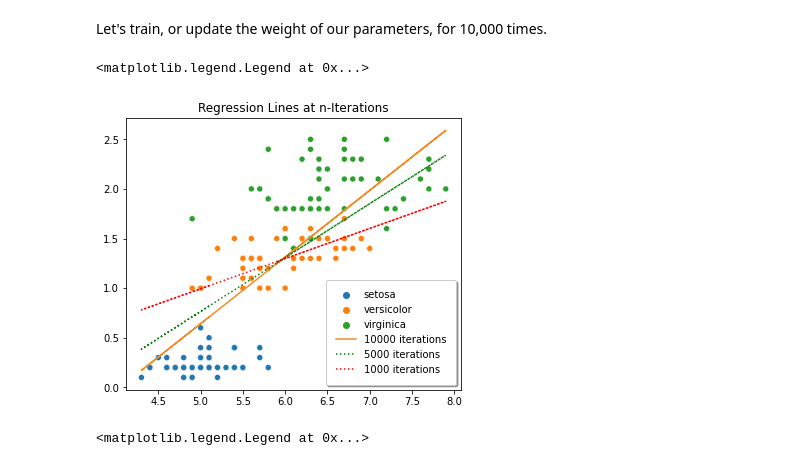
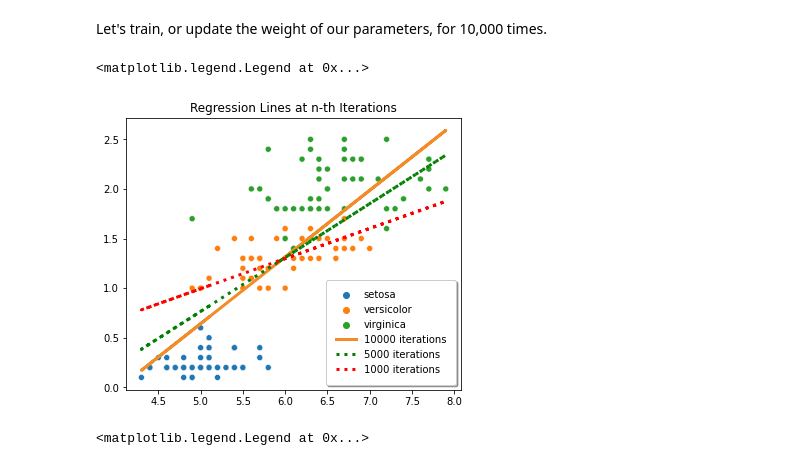
Before and after one commit to bsraya/optimization, a Jupyter notebook: gd.ipynb, the cells around one changed output. Drawn from its saved outputs; the diff is of its cells as text; code cells hidden in the pictures.

```diff
--- a/gd.ipynb
+++ b/gd.ipynb
@@ -115,35 +115,38 @@ sns.scatterplot(
     x = sepal_length,
     y = petal_width,
     hue = species_names
 )
 
 plt.plot(
     sepal_length,
     gd_loss['intercept'][9999] + gd_loss['coefficient'][9999] * sepal_length,
     '#f28c28',
+    linewidth = 3,
     label = '10000 iterations'
 )
 
 plt.plot(
     sepal_length,
     gd_loss['intercept'][4999] + gd_loss['coefficient'][4999] * sepal_length,
     ':g',
+    linewidth = 3,
     label = '5000 iterations'
 )
 
 plt.plot(
     sepal_length,
     gd_loss['intercept'][999] + gd_loss['coefficient'][999] * sepal_length,
     ':r',
+    linewidth = 3,
     label = '1000 iterations'
 )
 
-plt.title("Regression Lines at n-Iterations")
+plt.title("Regression Lines at n-th Iterations")
 
 plt.legend(fancybox=True, framealpha=1, shadow=True, borderpad=1)
 # %% [output]
 <matplotlib.legend.Legend at 0x...>
-[figure, old version]
+[figure, new version]
 # %%
 plt.figure(figsize=(6,5))
 
```
Also changed, not shown: parts of 3 cells of this notebook, 1 other file.
